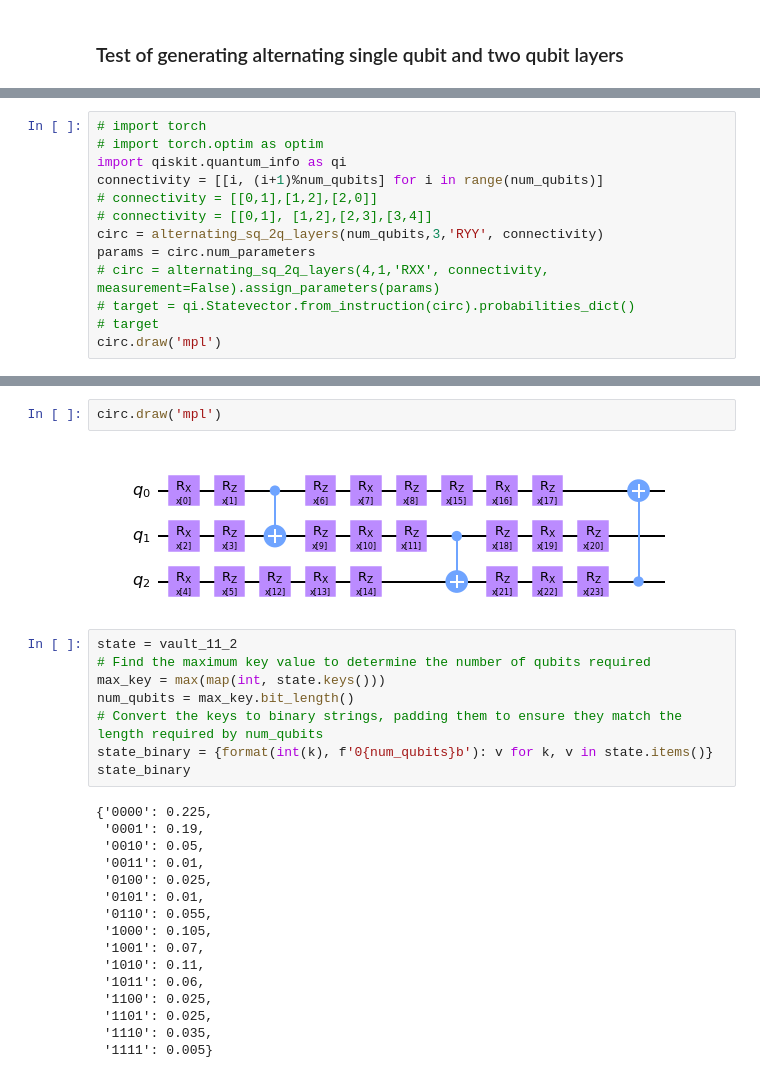
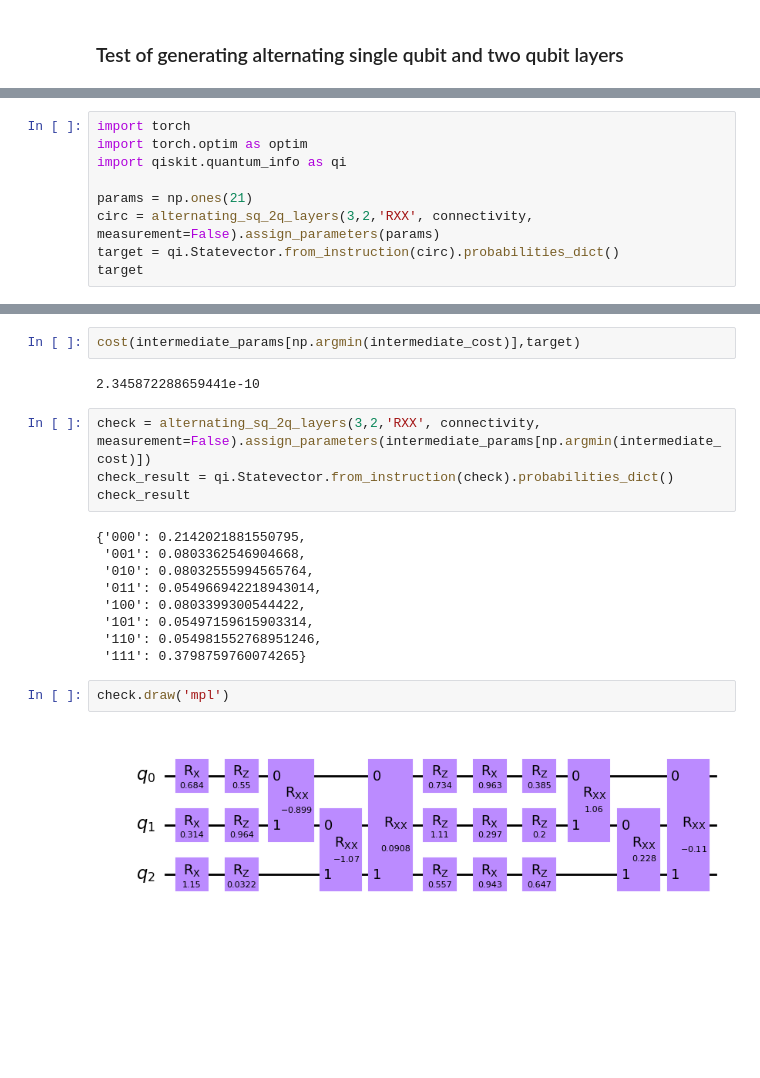
Before and after one commit to Louisanity/2024_IonQ_Remote-Private, a Jupyter notebook: test_layer.ipynb, the cells around one changed output, grey strips where cells are left out. Saved outputs shown, nothing was run; the diff lists cells and outputs as text; blank space fills up the shorter version.

```diff
--- a/test_layer.ipynb
+++ b/test_layer.ipynb
@@ -303,14 +89,10 @@ def callback_func(params, target1, target2):
 # %%
-# import torch
-# import torch.optim as optim
+import torch
+import torch.optim as optim
 import qiskit.quantum_info as qi
-connectivity = [[i, (i+1)%num_qubits] for i in range(num_qubits)]
-# connectivity = [[0,1],[1,2],[2,0]]
-# connectivity = [[0,1], [1,2],[2,3],[3,4]]
-circ = alternating_sq_2q_layers(num_qubits,3,'RYY', connectivity)
-params = circ.num_parameters
-# circ = alternating_sq_2q_layers(4,1,'RXX', connectivity, measurement=False).assign_parameters(params)
-# target = qi.Statevector.from_instruction(circ).probabilities_dict()
-# target
-circ.draw('mpl')
+
+params = np.ones(21)
+circ = alternating_sq_2q_layers(3,2,'RXX', connectivity, measurement=False).assign_parameters(params)
+target = qi.Statevector.from_instruction(circ).probabilities_dict()
+target
 # %% [output]
@@ -333,28 +128,21 @@ cost(out.jac,state1, state2 ,circ), cost(optimized,state1, state2, circ)
+# %%
+cost(intermediate_params[np.argmin(intermediate_cost)],target)
+# %% [output]
+2.345872288659441e-10
+# %%
+check = alternating_sq_2q_layers(3,2,'RXX', connectivity, measurement=False).assign_parameters(intermediate_params[np.argmin(intermediate_cost)])
+check_result = qi.Statevector.from_instruction(check).probabilities_dict()
+check_result
+# %% [output]
+{'000': 0.2142021881550795,
+ '001': 0.0803362546904668,
+ '010': 0.08032555994565764,
+ '011': 0.054966942218943014,
+ '100': 0.0803399300544422,
+ '101': 0.05497159615903314,
+ '110': 0.054981552768951246,
+ '111': 0.3798759760074265}
 # %%
-circ.draw('mpl')
+check.draw('mpl')
 # %% [output]
-[figure, old version]
+[figure, new version]
-# %%
-state = vault_11_2
-# Find the maximum key value to determine the number of qubits required
-max_key = max(map(int, state.keys()))
-num_qubits = max_key.bit_length()
-# Convert the keys to binary strings, padding them to ensure they match the length required by num_qubits
-state_binary = {format(int(k), f'0{num_qubits}b'): v for k, v in state.items()}
-state_binary
-# %% [output]
-{'0000': 0.225,
- '0001': 0.19,
- '0010': 0.05,
- '0011': 0.01,
- '0100': 0.025,
- '0101': 0.01,
- '0110': 0.055,
- '1000': 0.105,
- '1001': 0.07,
- '1010': 0.11,
- '1011': 0.06,
- '1100': 0.025,
- '1101': 0.025,
- '1110': 0.035,
- '1111': 0.005}
```
Also changed, not shown: parts of 22 cells of this notebook, 4 other files.
